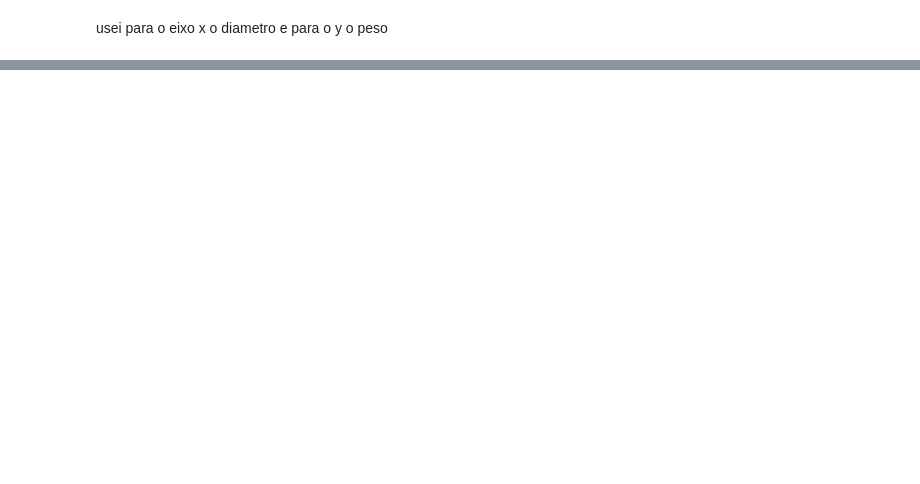
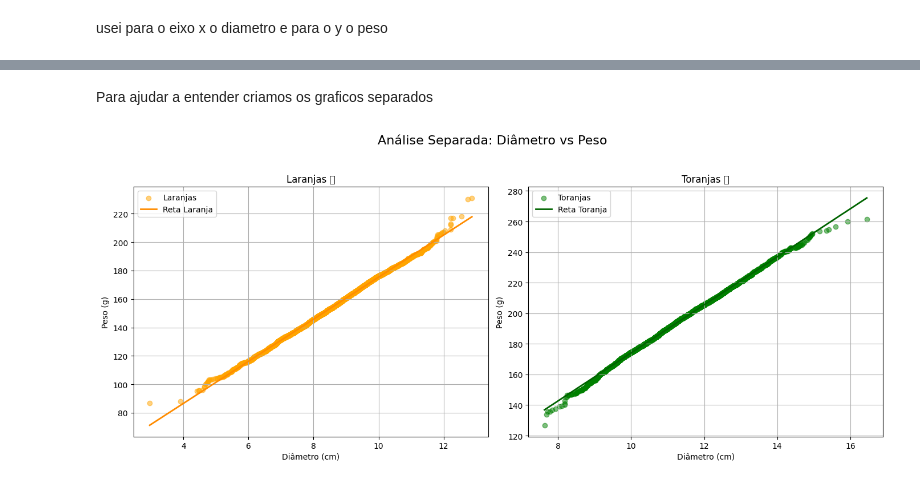
Before and after one commit to elissouza2023/facacomofiz, a Jupyter notebook: Faca_como_eu_fiz.ipynb, the cells around one changed output, grey strips where cells are left out. Drawn from its saved outputs; the diff is of its cells as text; code cells hidden in the pictures; blank space fills up the shorter version.

```diff
--- a/Faca_como_eu_fiz.ipynb
+++ b/Faca_como_eu_fiz.ipynb
@@ -58,0 +133,56 @@ plt.plot(diametro_toranja, peso_toranja)
+# %% [markdown]
+Para ajudar a entender criamos os graficos separados
+# %%
+import numpy as np
+import matplotlib.pyplot as plt
+
+# Dados
+diametro_laranja = dado[:5000, 0]
+peso_laranja = dado[:5000, 1]
+
+diametro_toranja = dado[5000:, 0]
+peso_toranja = dado[5000:, 1]
+
+# Função para calcular os coeficientes a e b
+def calcular_coeficientes(X, Y):
+    n = np.size(X)
+    a = (n * np.sum(X * Y) - np.sum(X) * np.sum(Y)) / (n * np.sum(X**2) - np.sum(X)**2)
+    b = np.mean(Y) - a * np.mean(X)
+    return a, b
+
+# Calcular para laranja
+a_laranja, b_laranja = calcular_coeficientes(diametro_laranja, peso_laranja)
+x_vals_laranja = np.linspace(min(diametro_laranja), max(diametro_laranja), 100)
+reta_laranja = a_laranja * x_vals_laranja + b_laranja
+
+# Calcular para toranja
+a_toranja, b_toranja = calcular_coeficientes(diametro_toranja, peso_toranja)
+x_vals_toranja = np.linspace(min(diametro_toranja), max(diametro_toranja), 100)
+reta_toranja = a_toranja * x_vals_toranja + b_toranja
+
+# Criar dois subplots
+fig, axs = plt.subplots(1, 2, figsize=(14, 6))
+
+# Gráfico 1: Laranjas 🍊
+axs[0].scatter(diametro_laranja, peso_laranja, color='orange', alpha=0.5, label='Laranjas')
+axs[0].plot(x_vals_laranja, reta_laranja, color='darkorange', linewidth=2, label='Reta Laranja')
+axs[0].set_title('Laranjas 🍊')
+axs[0].set_xlabel('Diâmetro (cm)')
+axs[0].set_ylabel('Peso (g)')
+axs[0].legend()
+axs[0].grid(True)
+
+# Gráfico 2: Toranjas 🍈
+axs[1].scatter(diametro_toranja, peso_toranja, color='green', alpha=0.5, label='Toranjas')
+axs[1].plot(x_vals_toranja, reta_toranja, color='darkgreen', linewidth=2, label='Reta Toranja')
+axs[1].set_title('Toranjas 🍈')
+axs[1].set_xlabel('Diâmetro (cm)')
+axs[1].set_ylabel('Peso (g)')
+axs[1].legend()
+axs[1].grid(True)
+
+plt.suptitle('Análise Separada: Diâmetro vs Peso', fontsize=16)
+plt.tight_layout(rect=[0, 0, 1, 0.95])
+plt.show()
+# %% [output]
+[figure, added]
```
Also changed, not shown: parts of 7 cells of this notebook.
